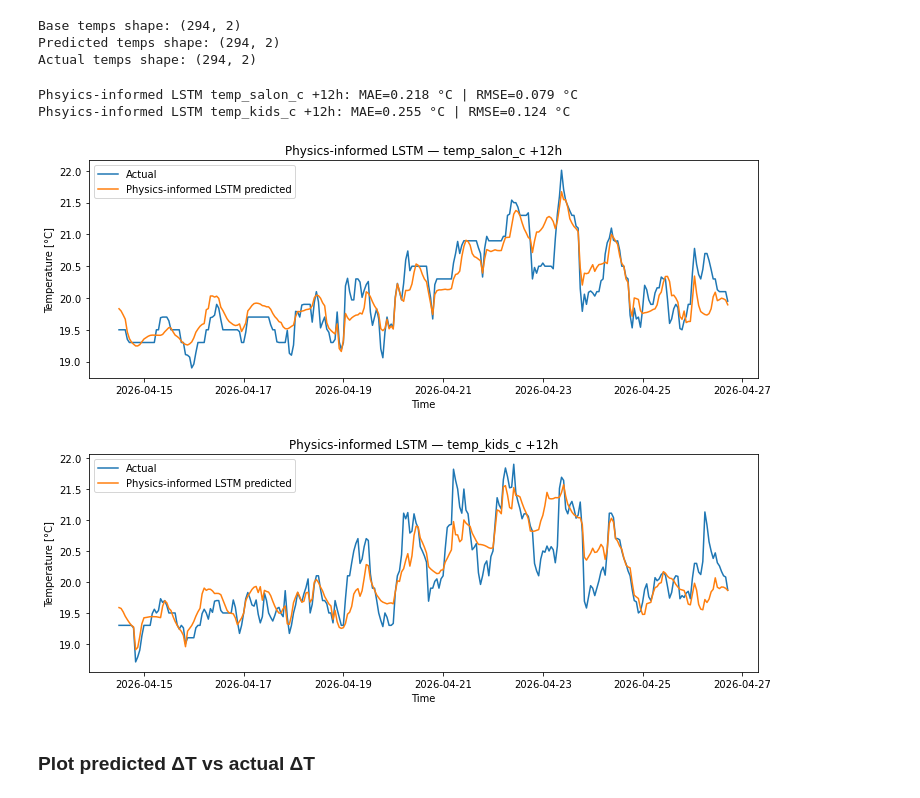
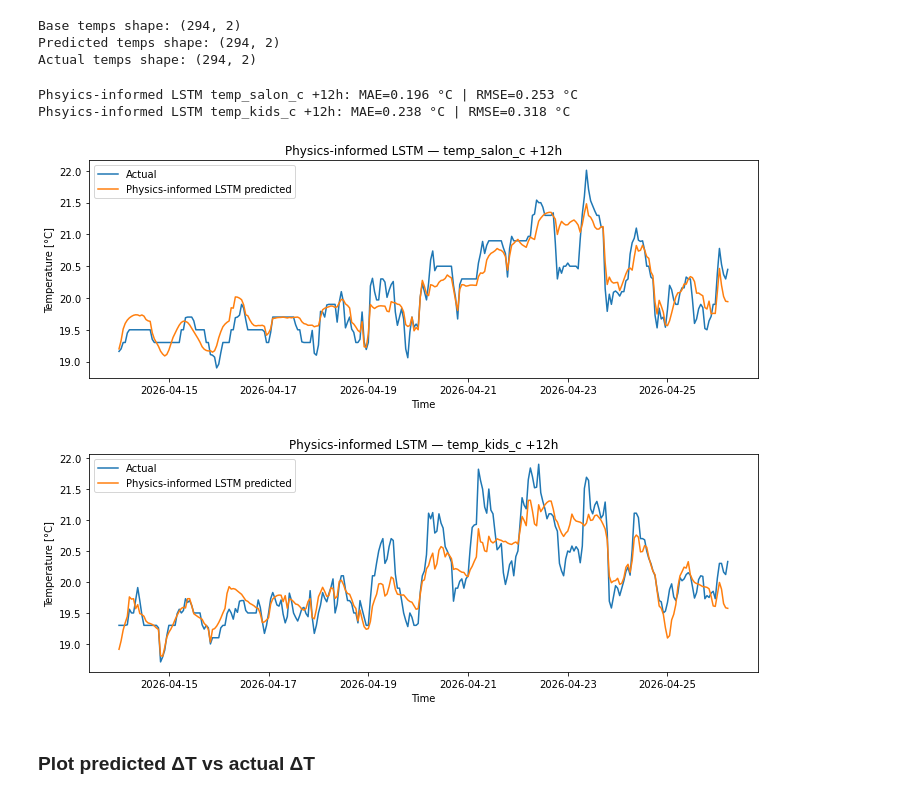
Before and after one commit to sotdousk/residential-thermal-digital-twin, a Jupyter notebook: notebooks/06_ml_temperature_prediction.ipynb, the cells around one changed output. Saved outputs shown, nothing was run; the diff lists cells and outputs as text; code cells hidden in the pictures.

```diff
--- a/notebooks/06_ml_temperature_prediction.ipynb
+++ b/notebooks/06_ml_temperature_prediction.ipynb
@@ -598,8 +526,8 @@ for i, target in enumerate(lstm_targets):
     y_true = actual_lstm[:, i]
     y_pred = pred_lstm[:, i]
 
-    mae = mean_absolute_error(y_true, y_pred)
-    rmse = mean_squared_error(y_true, y_pred)
+    mae_lstm = mean_absolute_error(y_true, y_pred)
+    rmse_lstm = np.sqrt(mean_squared_error(y_true, y_pred))
 
-    print(f"LSTM {target} + {horizon}h: MAE={mae:.3f} °C | RMSE={rmse:.3f} °C")
+    print(f"LSTM {target} + {horizon}h: MAE={mae_lstm:.3f} °C | RMSE={rmse_lstm:.3f} °C")
 # %% [output]
@@ -614,5 +542,8 @@ for i, target in enumerate(lstm_targets):
     plt.xlabel("Time")
     plt.ylabel("Temperature [°C]")
     plt.legend()
+    room = target.split("_")[1]
+    full_path = f"../reports/figures/06_ml_temperature_prediction/LSTM_{room}.png"
+    plt.savefig(full_path, dpi=300, facecolor='white')
     plt.show()
 # %% [output]
@@ -653,7 +596,7 @@ phys_df["solar_proxy_roll_6h"] = (
 )
 
 phys_df["solar_proxy_roll_12h"] = (
-    phys_df["solar_proxy_temp_delta"].rolling(21).mean()
+    phys_df["solar_proxy_temp_delta"].rolling(12).mean()
 )
 
 phys_df["outdoor_mean_roll_12h"] = (
@@ -913,29 +857,33 @@ phys_temp_targets = [
 ]
 
 for i, target in enumerate(phys_temp_targets):
-    mae = mean_absolute_error(phys_actual_temp[:, i], phys_pred_temp[:, i])
-    rmse = mean_squared_error(phys_actual_temp[:, i], phys_pred_temp[:, i])
+    mae_delta_lstm = mean_absolute_error(phys_actual_temp[:, i], phys_pred_temp[:, i])
+    rmse_delta_lstm = np.sqrt(mean_squared_error(phys_actual_temp[:, i], phys_pred_temp[:, i]))
+    # rmse = mean_squared_error(phys_actual_temp[:, i], phys_pred_temp[:, i])
 
     print(
         f"Phsyics-informed LSTM {target} +{phys_horizon}h: "
-        f"MAE={mae:.3f} °C | RMSE={rmse:.3f} °C"
+        f"MAE={mae_delta_lstm:.3f} °C | RMSE={rmse_delta_lstm:.3f} °C"
     )
 # %% [output]
-Phsyics-informed LSTM temp_salon_c +12h: MAE=0.218 °C | RMSE=0.079 °C
-Phsyics-informed LSTM temp_kids_c +12h: MAE=0.255 °C | RMSE=0.124 °C
+Phsyics-informed LSTM temp_salon_c +12h: MAE=0.196 °C | RMSE=0.253 °C
+Phsyics-informed LSTM temp_kids_c +12h: MAE=0.238 °C | RMSE=0.318 °C
 # %%
 for i, target in enumerate(phys_temp_targets):
     plt.figure(figsize=(12, 4))
     plt.plot(phys_test_times, phys_actual_temp[:, i], label="Actual")
     plt.plot(phys_test_times, phys_pred_temp[:, i], label="Physics-informed LSTM predicted")
     plt.title(f"Physics-informed LSTM — {target} +{phys_horizon}h")
     plt.xlabel("Time")
     plt.ylabel("Temperature [°C]")
     plt.legend()
+    room = target.split("_")[1]
+    full_path = f"../reports/figures/06_ml_temperature_prediction/Physics_LSTM_{room}.png"
+    plt.savefig(full_path, dpi=300, facecolor='white')
     plt.show()
 # %% [output]
-[figure, old version]
+[figure, new version]
-[figure, old version]
+[figure, new version]
 # %% [markdown]
 ### Plot predicted ΔT vs actual ΔT
 # %%
```
Also changed, not shown: parts of 59 cells of this notebook, 12 other files.
